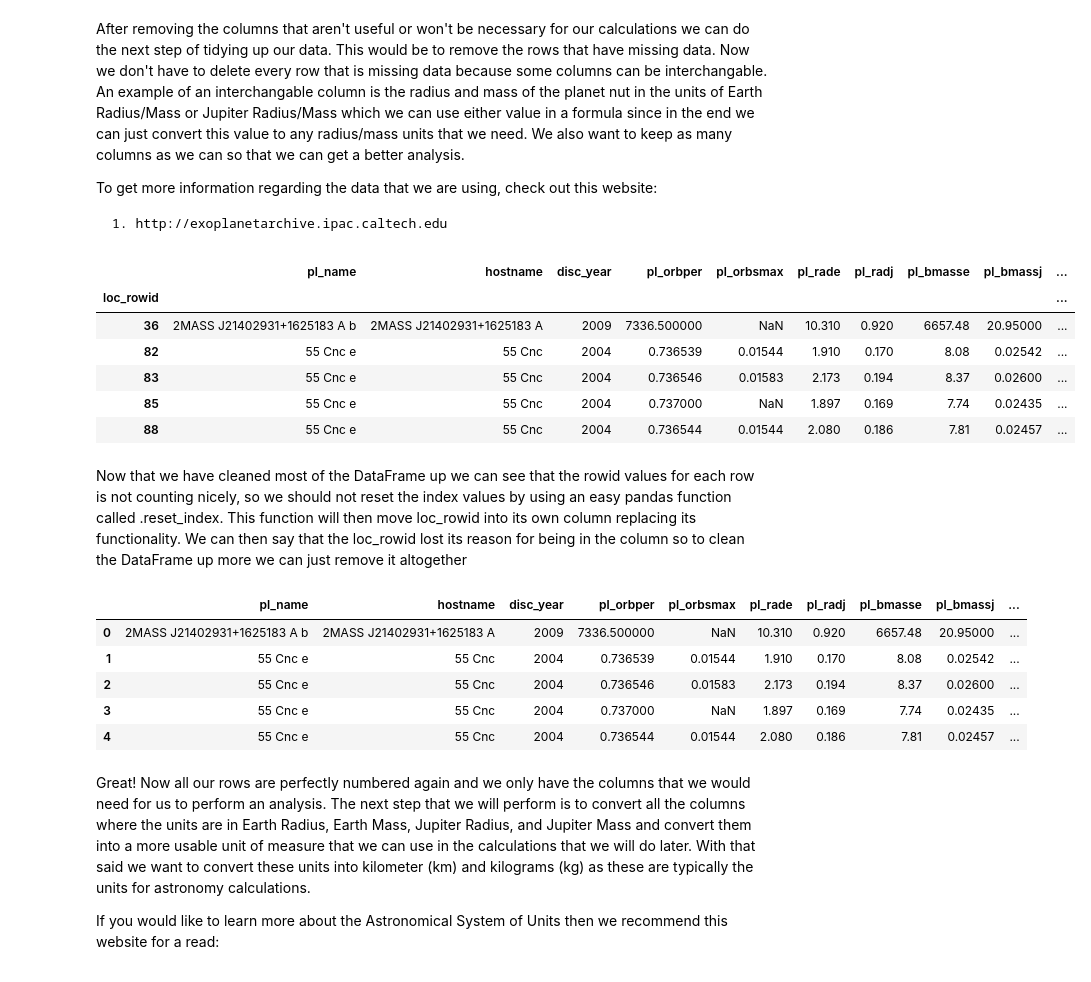
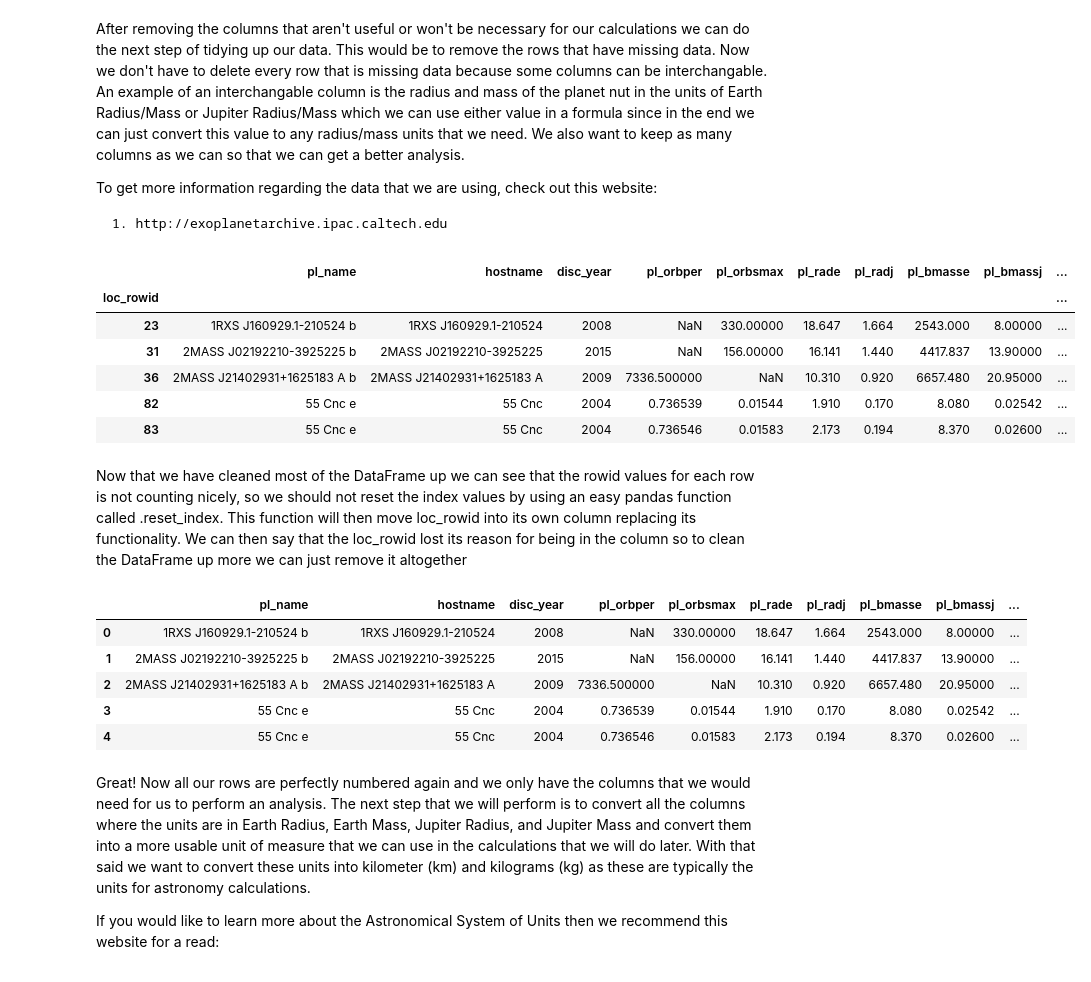
Before and after one commit to ebarr10/Potential_Exoplanet_Life, a Jupyter notebook: 320FinalProject.ipynb, the cells around one changed output. Drawn from its saved outputs; the diff is of its cells as text; code cells hidden in the pictures.

```diff
--- a/320FinalProject.ipynb
+++ b/320FinalProject.ipynb
@@ -124,25 +126,23 @@ To get more information regarding the data that we are using, check out this web
 # %%
 for index, row in data.iterrows():
     if (
           ((str(data.at[index, 'pl_rade']) == 'nan') & (str(data.at[index, 'pl_radj']) == 'nan'))                   # This is checking to make sure that at least one of the values for radius was recorded for the planet
         | ((str(data.at[index, 'pl_bmasse']) == 'nan') & (str(data.at[index, 'pl_bmassj']) == 'nan'))               # This is checking to make sure that at least one of the values for the mass of the planet was recorded
-        | (str(data.at[index, 'pl_orbper']) == 'nan')                                                               # This is making sure that the row had a recorded Orbital period, or how long it takes to get around their host star
         | (str(data.at[index, 'st_teff']) == 'nan')                                                                 # This is making sure that we know what the Stellar Effective Temperature is for the host star
         | (str(data.at[index, 'st_rad']) == 'nan')                                                                  # This is the recording for the host stars radius
         | (str(data.at[index, 'st_mass']) == 'nan')                                                                 # This is the recorded mass for the hist star
-        | (str(data.at[index, 'disc_year']) == 'nan')                                                               # The plamet's distance from the host star
      ):
         data.drop(index, inplace=True)
 
 data.head()
 # %% [output]
 |  | pl_name | hostname | disc_year | pl_orbper | pl_orbsmax | pl_rade | pl_radj | pl_bmasse | pl_bmassj | ... |
 | loc_rowid |  |  |  |  |  |  |  |  |  | ... |
-| 36 | 2MASS J21402931+1625183 A b | 2MASS J21402931+1625183 A | 2009 | 7336.500000 | NaN | 10.310 | 0.920 | 6657.48 | 20.95000 | ... |
-| 82 | 55 Cnc e | 55 Cnc | 2004 | 0.736539 | 0.01544 | 1.910 | 0.170 | 8.08 | 0.02542 | ... |
-| 83 | 55 Cnc e | 55 Cnc | 2004 | 0.736546 | 0.01583 | 2.173 | 0.194 | 8.37 | 0.02600 | ... |
-| 85 | 55 Cnc e | 55 Cnc | 2004 | 0.737000 | NaN | 1.897 | 0.169 | 7.74 | 0.02435 | ... |
-| 88 | 55 Cnc e | 55 Cnc | 2004 | 0.736544 | 0.01544 | 2.080 | 0.186 | 7.81 | 0.02457 | ... |
+| 23 | 1RXS J160929.1-210524 b | 1RXS J160929.1-210524 | 2008 | NaN | 330.00000 | 18.647 | 1.664 | 2543.000 | 8.00000 | ... |
+| 31 | 2MASS J02192210-3925225 b | 2MASS J02192210-3925225 | 2015 | NaN | 156.00000 | 16.141 | 1.440 | 4417.837 | 13.90000 | ... |
+| 36 | 2MASS J21402931+1625183 A b | 2MASS J21402931+1625183 A | 2009 | 7336.500000 | NaN | 10.310 | 0.920 | 6657.480 | 20.95000 | ... |
+| 82 | 55 Cnc e | 55 Cnc | 2004 | 0.736539 | 0.01544 | 1.910 | 0.170 | 8.080 | 0.02542 | ... |
+| 83 | 55 Cnc e | 55 Cnc | 2004 | 0.736546 | 0.01583 | 2.173 | 0.194 | 8.370 | 0.02600 | ... |
 # %% [markdown]
 Now that we have cleaned most of the DataFrame up we can see that the rowid values for each row is not counting nicely, so we should not reset the index values by using an easy pandas function called .reset_index. This function will then move loc_rowid into its own column replacing its functionality. We can then say that the loc_rowid lost its reason for being in the column so to clean the DataFrame up more we can just remove it altogether
 # %%
@@ -150,11 +150,11 @@ data.reset_index(inplace=True, drop=True)
 data.head()
 # %% [output]
 |  | pl_name | hostname | disc_year | pl_orbper | pl_orbsmax | pl_rade | pl_radj | pl_bmasse | pl_bmassj | ... |
-| 0 | 2MASS J21402931+1625183 A b | 2MASS J21402931+1625183 A | 2009 | 7336.500000 | NaN | 10.310 | 0.920 | 6657.48 | 20.95000 | ... |
-| 1 | 55 Cnc e | 55 Cnc | 2004 | 0.736539 | 0.01544 | 1.910 | 0.170 | 8.08 | 0.02542 | ... |
-| 2 | 55 Cnc e | 55 Cnc | 2004 | 0.736546 | 0.01583 | 2.173 | 0.194 | 8.37 | 0.02600 | ... |
-| 3 | 55 Cnc e | 55 Cnc | 2004 | 0.737000 | NaN | 1.897 | 0.169 | 7.74 | 0.02435 | ... |
-| 4 | 55 Cnc e | 55 Cnc | 2004 | 0.736544 | 0.01544 | 2.080 | 0.186 | 7.81 | 0.02457 | ... |
+| 0 | 1RXS J160929.1-210524 b | 1RXS J160929.1-210524 | 2008 | NaN | 330.00000 | 18.647 | 1.664 | 2543.000 | 8.00000 | ... |
+| 1 | 2MASS J02192210-3925225 b | 2MASS J02192210-3925225 | 2015 | NaN | 156.00000 | 16.141 | 1.440 | 4417.837 | 13.90000 | ... |
+| 2 | 2MASS J21402931+1625183 A b | 2MASS J21402931+1625183 A | 2009 | 7336.500000 | NaN | 10.310 | 0.920 | 6657.480 | 20.95000 | ... |
+| 3 | 55 Cnc e | 55 Cnc | 2004 | 0.736539 | 0.01544 | 1.910 | 0.170 | 8.080 | 0.02542 | ... |
+| 4 | 55 Cnc e | 55 Cnc | 2004 | 0.736546 | 0.01583 | 2.173 | 0.194 | 8.370 | 0.02600 | ... |
 # %% [markdown]
 Great! Now all our rows are perfectly numbered again and we only have the columns that we would need for us to perform an analysis. The next step that we will perform is to convert all the columns where the units are in Earth Radius, Earth Mass, Jupiter Radius, and Jupiter Mass and convert them into a more usable unit of measure that we can use in the calculations that we will do later. With that said we want to convert these units into kilometer (km) and kilograms (kg) as these are typically the units for astronomy calculations.
 
```
Also changed, not shown: parts of 8 cells of this notebook.
